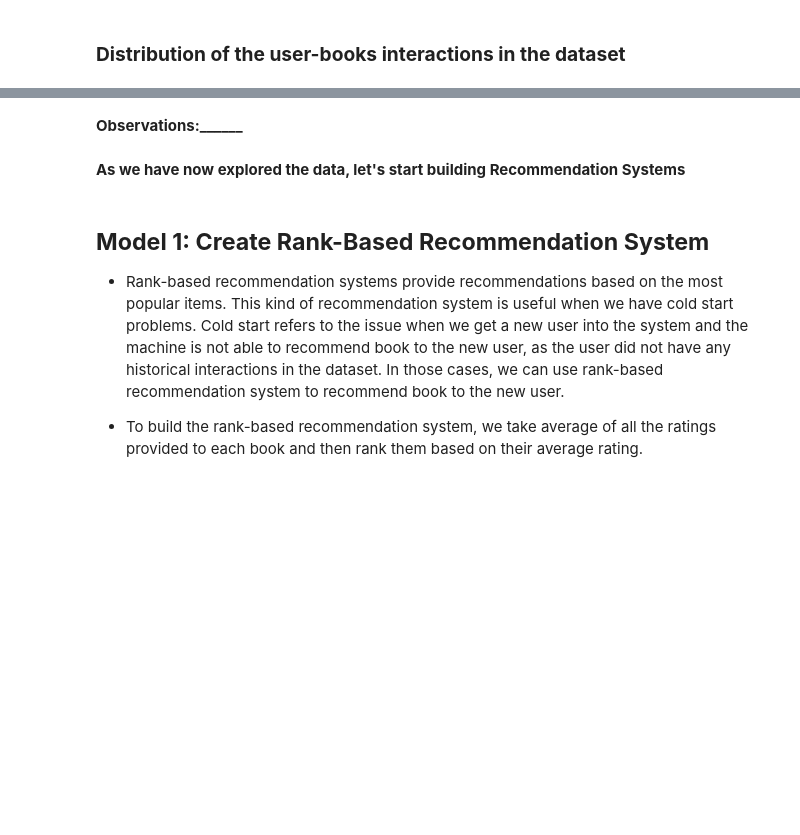
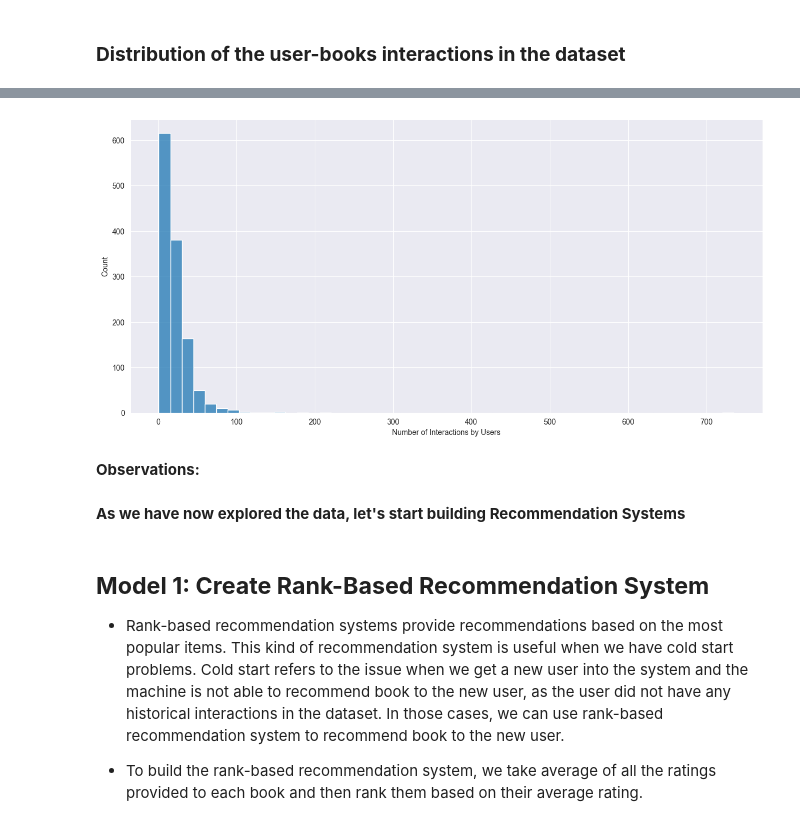
Before and after one commit to garretreichenbach/MIT-Projects, a Jupyter notebook: Recommendation Systems/Book Recommendation Assignment/Book Recommendation Assignment.ipynb, the cells around one changed output, grey strips where cells are left out. Cells and saved outputs as stored; diff of their text form; code cells hidden in the pictures; blank space fills up the shorter version.

```diff
--- a/Recommendation Systems/Book Recommendation Assignment/Book Recommendation Assignment.ipynb
+++ b/Recommendation Systems/Book Recommendation Assignment/Book Recommendation Assignment.ipynb
@@ -294,17 +384,17 @@ ratings_count = dict()
 for book in books:
     # If we already have the book, just add 1 to their rating count
     if book in ratings_count:
-        _________________
+    	ratings_count[book] += 1
     # Otherwise, set their rating count to 1
     else:
-        _________________
+        ratings_count[book] = 1
 # %%
 # We want our book to be interacted by at least 10 users to be considered
-RATINGS_CUTOFF = _____
+RATINGS_CUTOFF = 10
 remove_books = []
-for book, num_ratings in _________:
+for book, num_ratings in ratings_count.items():
     if num_ratings < RATINGS_CUTOFF:
-        remove_books.______________
-df= df.loc[~df.book_id.isin(_______)]
+        remove_books.append(book)
+df= df.loc[~df.book_id.isin(remove_books)]
 # %%
 df.shape
@@ -315,4 +416,4 @@ df.nunique()
 # %%
 # Finding user-books interactions distribution
-count_interactions = df.groupby(__________).____________
+count_interactions = df.groupby('user_id').size()
 count_interactions
@@ -319,15 +434,17 @@ count_interactions
 # %%
 # Plotting user-item interactions distribution
 
 plt.figure(figsize=(15,7))
 
-sns.histplot(__________)
+sns.histplot(count_interactions, bins=50, kde=False)
 
 plt.xlabel('Number of Interactions by Users')
 
 plt.show()
+# %% [output]
+[figure, added]
 # %% [markdown]
-**Observations:______**
+**Observations:**
 # %% [markdown]
 **As we have now explored the data, let's start building Recommendation Systems**
 # %% [markdown]
```
Also changed, not shown: parts of 22 cells of this notebook, 1 other file.
